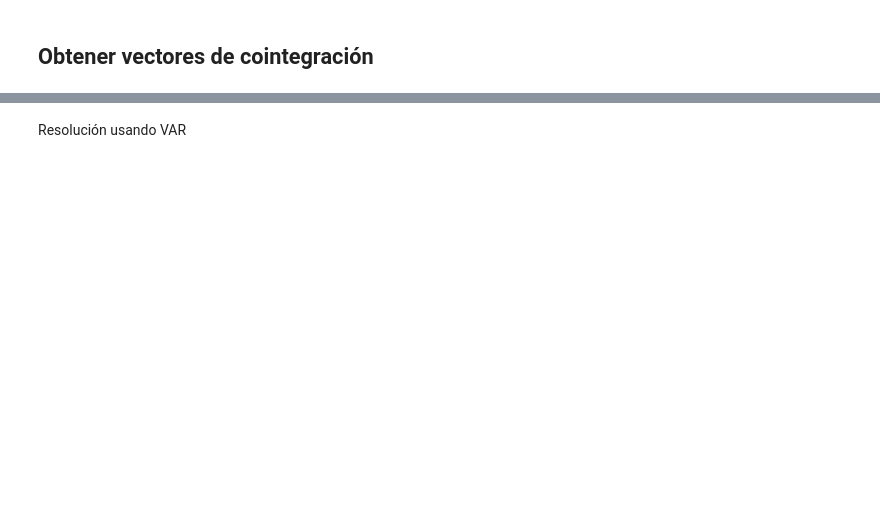
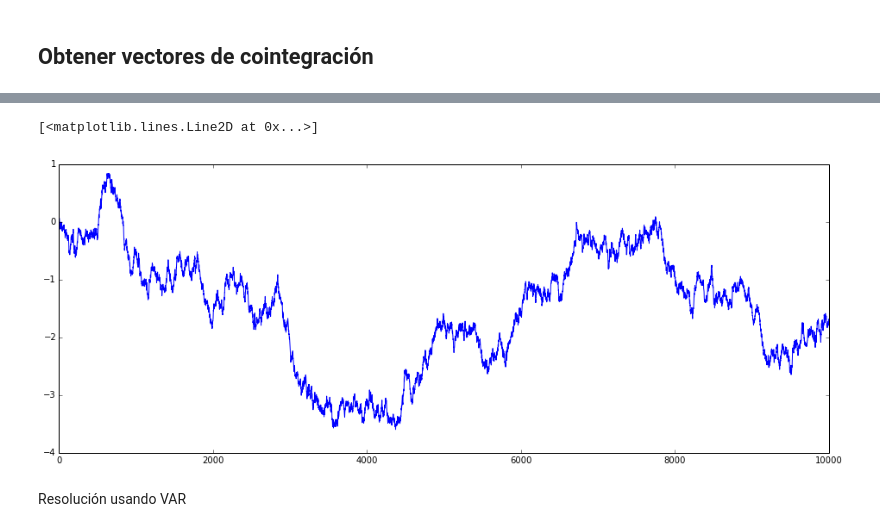
Before and after one commit to mapsa/seminario-doc-2014, a Jupyter notebook: cointegration-example.ipynb, the cells around one changed output, grey strips where cells are left out. Saved outputs shown, nothing was run; the diff lists cells and outputs as text; code cells hidden in the pictures; blank space fills up the shorter version.

```diff
--- a/cointegration-example.ipynb
+++ b/cointegration-example.ipynb
@@ -142,2 +153,8 @@ results = model.fit(2)
+# %%
+# El tercer vector no es vector de cointegración
+plot(np.dot(y.as_matrix(),v3))
+# %% [output]
+[<matplotlib.lines.Line2D at 0x...>]
+[figure, added]
 # %% [markdown]
 Resolución usando VAR
```
Also changed, not shown: parts of 23 cells of this notebook.
